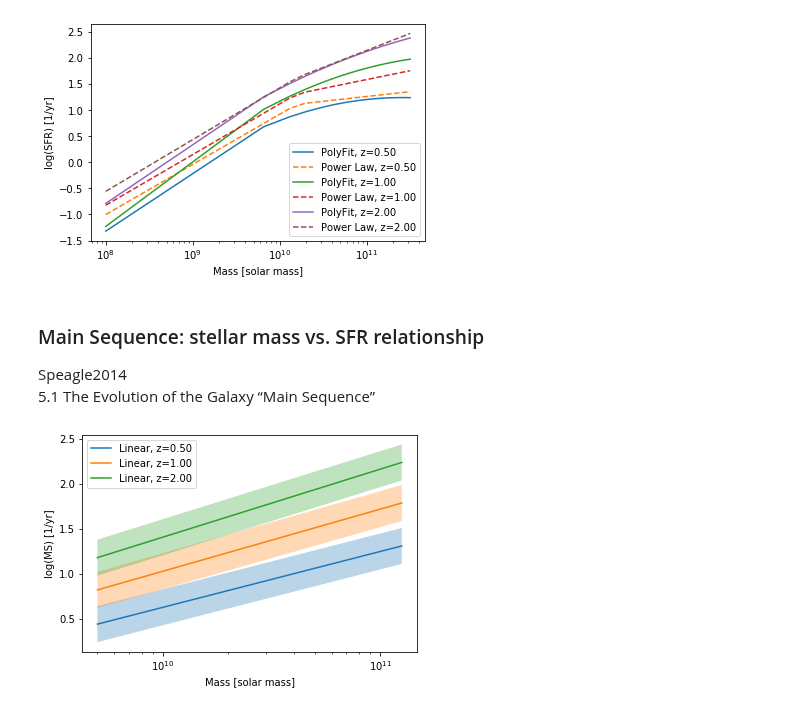
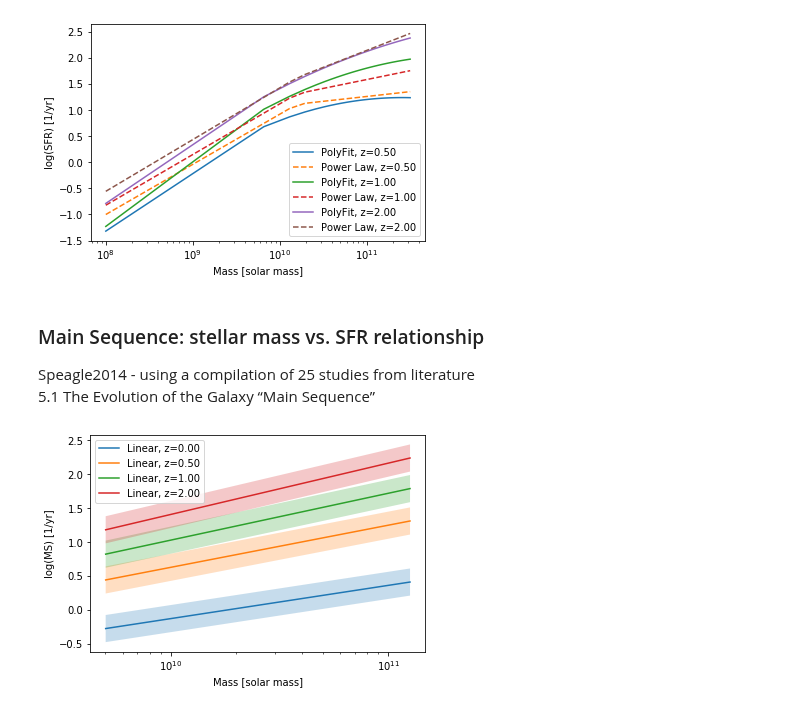
Before and after one commit to eklem1/GalaxySim, a Jupyter notebook: SFRs.ipynb, the cells around one changed output. Cells and saved outputs as stored; diff of their text form; code cells hidden in the pictures.

```diff
--- a/SFRs.ipynb
+++ b/SFRs.ipynb
@@ -85,7 +85,7 @@ cosmo = FlatLambdaCDM(H0=70*u.km/u.s/u.Mpc, Om0=0.3)
 # z_at_value(cosmo.age, 0.5 * u.Gyr)
 # %% [markdown]
 ### Main Sequence: stellar mass vs. SFR relationship
-Speagle2014
+Speagle2014 - using a compilation of 25 studies from literature
 5.1 The Evolution of the Galaxy “Main Sequence”
 # %%
 """
@@ -94,7 +94,7 @@ values within the fitted mass range logM∗ = 9.7 – 11.1, respectively. This e
 the Universe (z ∼ 0.25 – 2.75), and provides good fits to the observed SFRs all the way out z ∼ 5
 """
 def phi(z, mass):
-    if z > 5:
+    if z > 6:
         print("Warning, redshift out of well fitting zone of this model.")
 
     #     t: age of universe in Gyr
@@ -103,36 +103,36 @@ def phi(z, mass):
 # %%
 Sm = np.linspace(10**9.7, 10**11.1)
 
-for z in [0.5, 1, 2]:
+for z in [0, 0.5, 1, 2]:
     SFR = phi(z, Sm)
-    error = np.ones(len(SFR)) * 0.2 #the stated "true" scatter
+    error = np.ones(len(SFR)) * 0.2 #dex #the stated "true" scatter
 
     pl.semilogx(Sm, SFR, label="Linear, z=%.2f" %z)
-    pl.fill_between(Sm, SFR-error, SFR+error, alpha=0.3)
+    pl.fill_between(Sm, SFR-error, SFR+error, alpha=0.25)
 
 pl.legend()
 pl.ylabel('log(MS) [1/yr]')
 pl.xlabel('Mass [solar mass]')
 # pl.title('')
 
 # pl.ylim(1e-25, 10)
 pl.show()
 
 z = np.linspace(.1, 4, 100)
 
 #but really here you need to evolve the stellar mass with time to get a proper function, as that will change
 
 # for Sm in [10**9, 10**10, 10**11]:
 #     SFR = phi(z, Sm)
 
 #     pl.plot(z, SFR, label="Linear, Sm=%.2e" %Sm)
 
 # pl.legend()
 # pl.ylabel('log(MS) [1/yr]')
 # pl.xlabel('Redshift')
 # # pl.title('')
 
 # # pl.ylim(1e-25, 10)
 # pl.show()
 # %% [output]
-[figure, old version]
+[figure, new version]
```
Also changed, not shown: parts of 3 cells of this notebook.
